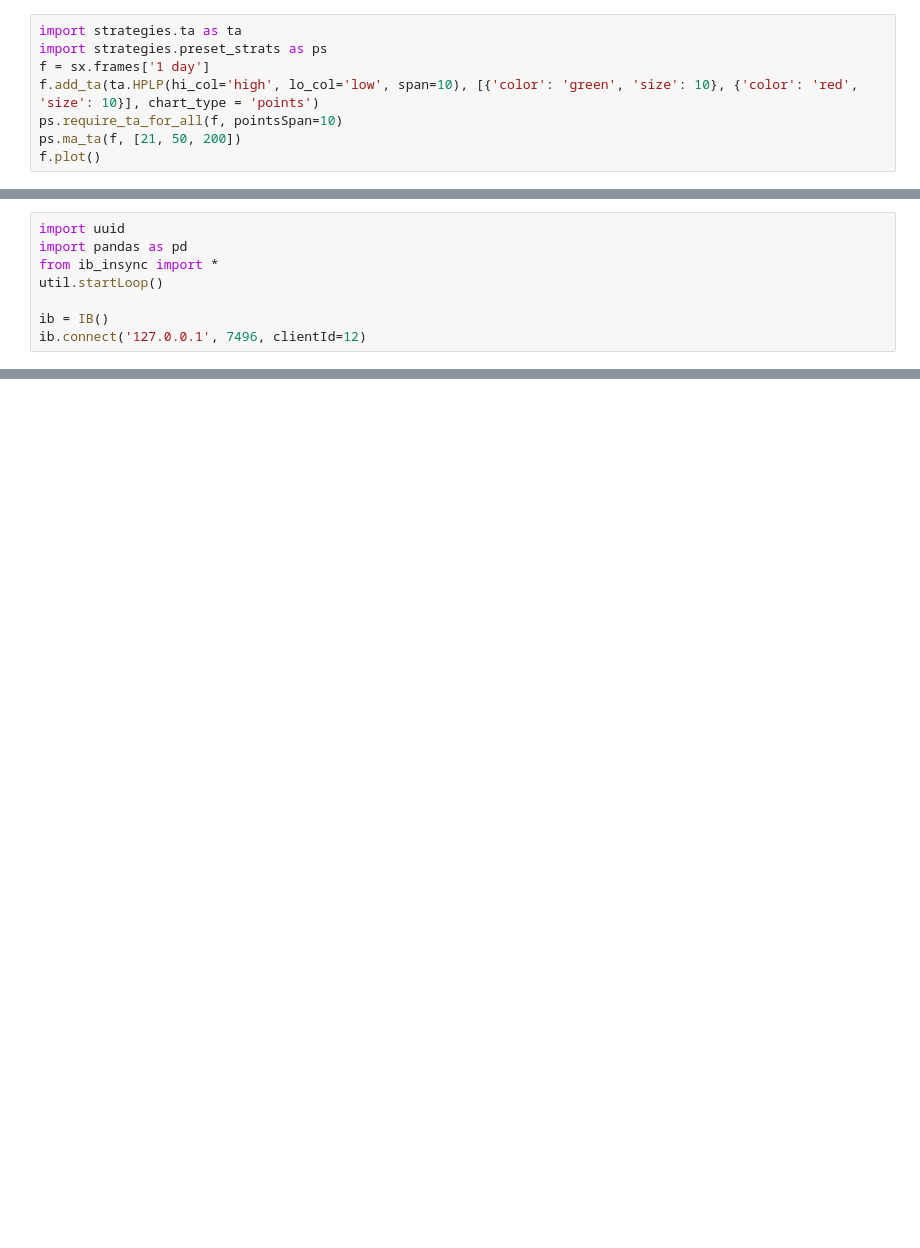
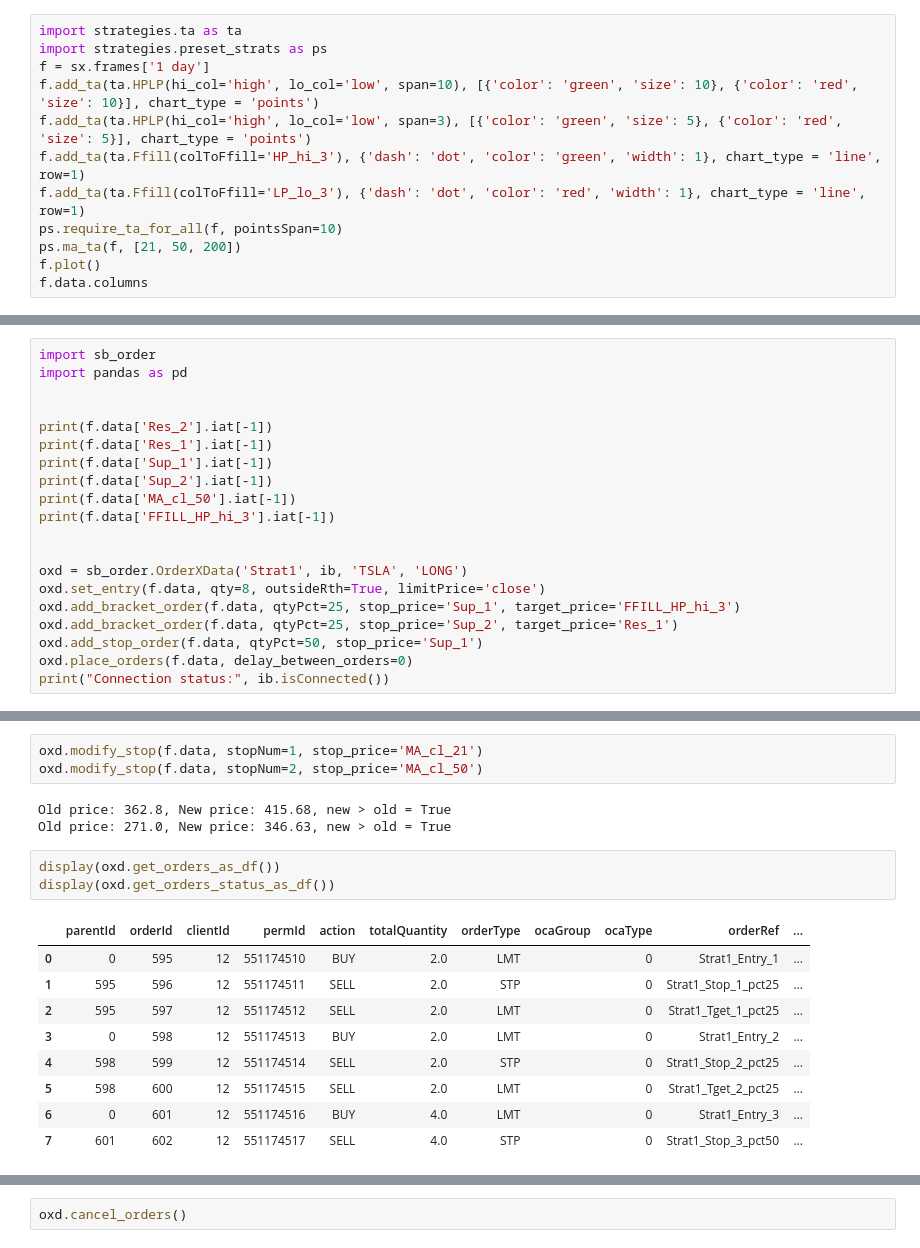
Before and after one commit to Design-01/stockbot_4, a Jupyter notebook: trades/TEST_order.ipynb, the cells around one changed output, grey strips where cells are left out. Drawn from its saved outputs; the diff is of its cells as text; blank space fills up the shorter version.

Commit message:
created OrderXData - Wrapper for OrderX using dataframe to get prices

```diff
--- a/trades/TEST_order.ipynb
+++ b/trades/TEST_order.ipynb
@@ -42,6 +46,10 @@ import strategies.ta as ta
 import strategies.preset_strats as ps
 f = sx.frames['1 day']
 f.add_ta(ta.HPLP(hi_col='high', lo_col='low', span=10), [{'color': 'green', 'size': 10}, {'color': 'red', 'size': 10}], chart_type = 'points')
+f.add_ta(ta.HPLP(hi_col='high', lo_col='low', span=3), [{'color': 'green', 'size': 5}, {'color': 'red', 'size': 5}], chart_type = 'points')
+f.add_ta(ta.Ffill(colToFfill='HP_hi_3'), {'dash': 'dot', 'color': 'green', 'width': 1}, chart_type = 'line', row=1)
+f.add_ta(ta.Ffill(colToFfill='LP_lo_3'), {'dash': 'dot', 'color': 'red', 'width': 1}, chart_type = 'line', row=1)
 ps.require_ta_for_all(f, pointsSpan=10)
 ps.ma_ta(f, [21, 50, 200])
 f.plot()
+f.data.columns
@@ -125,8 +74,0 @@ if ox.get_stop_price(1) < MA_cl_50:
-# %%
-import uuid
-import pandas as pd
-from ib_insync import *
-util.startLoop()
-
-ib = IB()
-ib.connect('127.0.0.1', 7496, clientId=12)
@@ -184,0 +77,20 @@ Cancelled order: Strat1_Stop_3_pct50 (ID: 481)
+# %%
+import sb_order
+import pandas as pd
+
+
+print(f.data['Res_2'].iat[-1])
+print(f.data['Res_1'].iat[-1])
+print(f.data['Sup_1'].iat[-1])
+print(f.data['Sup_2'].iat[-1])
+print(f.data['MA_cl_50'].iat[-1])
+print(f.data['FFILL_HP_hi_3'].iat[-1])
+
+
+oxd = sb_order.OrderXData('Strat1', ib, 'TSLA', 'LONG')
+oxd.set_entry(f.data, qty=8, outsideRth=True, limitPrice='close')
+oxd.add_bracket_order(f.data, qtyPct=25, stop_price='Sup_1', target_price='FFILL_HP_hi_3')
+oxd.add_bracket_order(f.data, qtyPct=25, stop_price='Sup_2', target_price='Res_1')
+oxd.add_stop_order(f.data, qtyPct=50, stop_price='Sup_1')
+oxd.place_orders(f.data, delay_between_orders=0)
+print("Connection status:", ib.isConnected())
@@ -184,0 +108,19 @@ Cancelled order: Strat1_Stop_3_pct50 (ID: 481)
+# %%
+oxd.modify_stop(f.data, stopNum=1, stop_price='MA_cl_21')
+oxd.modify_stop(f.data, stopNum=2, stop_price='MA_cl_50')
+# %% [output]
+Old price: 362.8, New price: 415.68, new > old = True
+Old price: 271.0, New price: 346.63, new > old = True
+# %%
+display(oxd.get_orders_as_df())
+display(oxd.get_orders_status_as_df())
+# %% [output]
+|  | parentId | orderId | clientId | permId | action | totalQuantity | orderType | ocaGroup | ocaType | orderRef | ... |
+| 0 | 0 | 595 | 12 | 551174510 | BUY | 2.0 | LMT |  | 0 | Strat1_Entry_1 | ... |
+| 1 | 595 | 596 | 12 | 551174511 | SELL | 2.0 | STP |  | 0 | Strat1_Stop_1_pct25 | ... |
+| 2 | 595 | 597 | 12 | 551174512 | SELL | 2.0 | LMT |  | 0 | Strat1_Tget_1_pct25 | ... |
+| 3 | 0 | 598 | 12 | 551174513 | BUY | 2.0 | LMT |  | 0 | Strat1_Entry_2 | ... |
+| 4 | 598 | 599 | 12 | 551174514 | SELL | 2.0 | STP |  | 0 | Strat1_Stop_2_pct25 | ... |
+| 5 | 598 | 600 | 12 | 551174515 | SELL | 2.0 | LMT |  | 0 | Strat1_Tget_2_pct25 | ... |
+| 6 | 0 | 601 | 12 | 551174516 | BUY | 4.0 | LMT |  | 0 | Strat1_Entry_3 | ... |
+| 7 | 601 | 602 | 12 | 551174517 | SELL | 4.0 | STP |  | 0 | Strat1_Stop_3_pct50 | ... |
@@ -184,0 +136,2 @@ Cancelled order: Strat1_Stop_3_pct50 (ID: 481)
+# %%
+oxd.cancel_orders()
```
Also changed, not shown: parts of 14 cells of this notebook, 1 other file.
